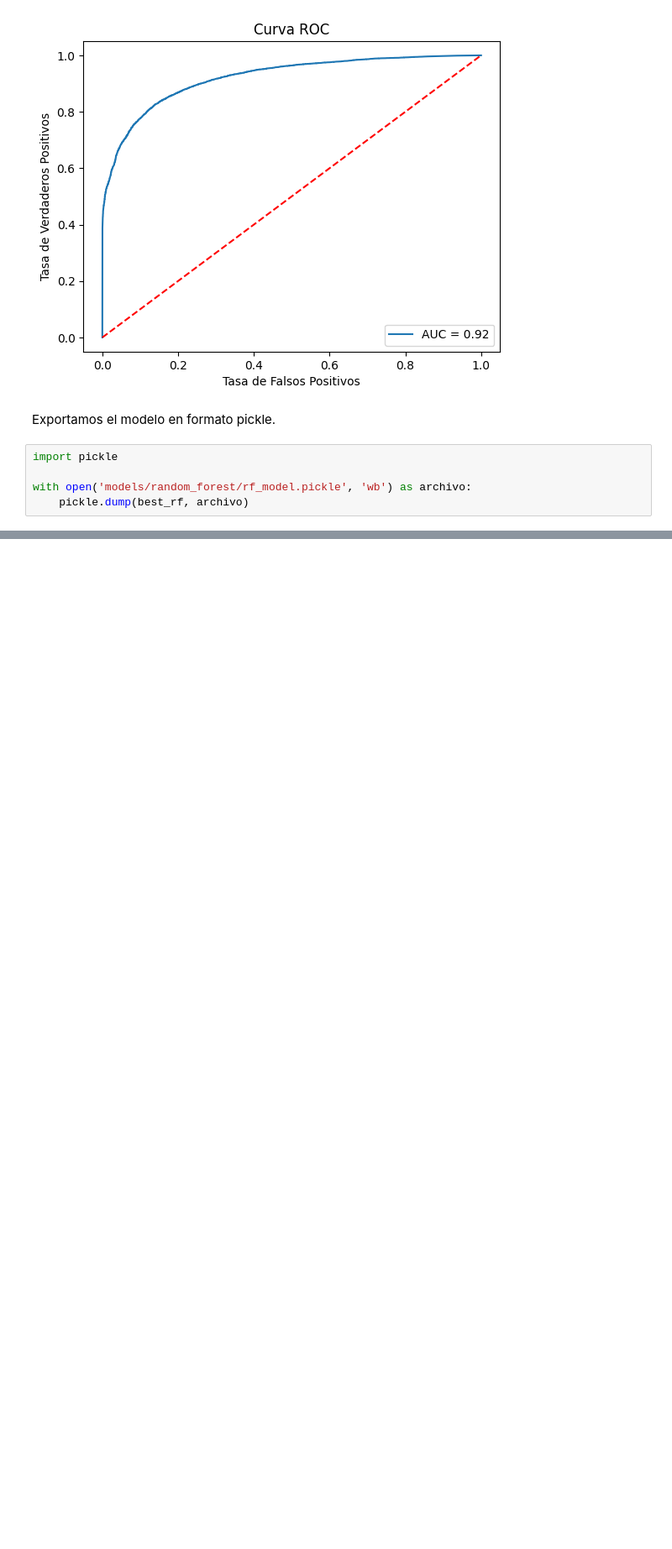
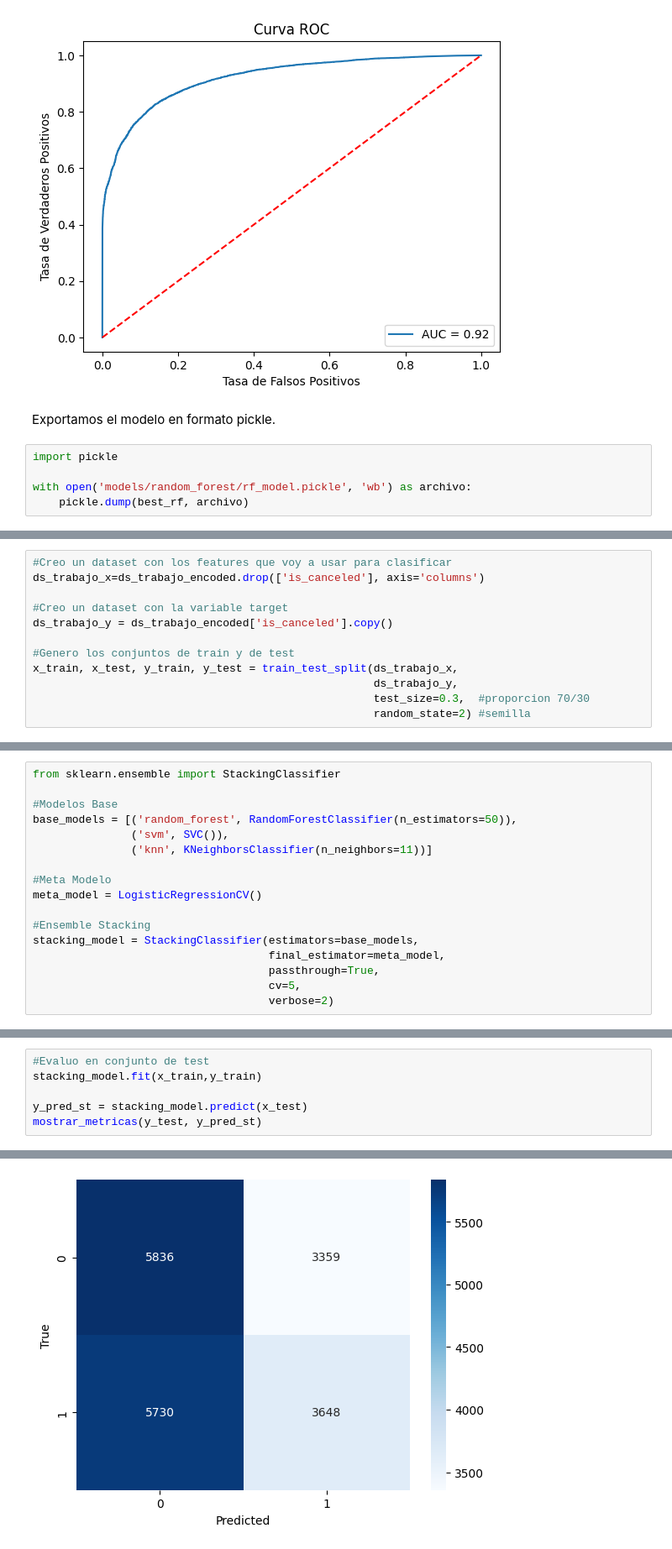
Before and after one commit to mrinkspot/Data-Science-and-Machine-Learning-Projects, a Jupyter notebook: 7506R_TP1_GRUPO20_CHP3_ENTREGA_N1.ipynb, the cells around one changed output, grey strips where cells are left out. Shown at 84% size. Saved outputs shown, nothing was run; the diff lists cells and outputs as text; blank space fills up the shorter version.

Commit message:
Update de chp3 y modelos svm y xgb

```diff
--- a/7506R_TP1_GRUPO20_CHP3_ENTREGA_N1.ipynb
+++ b/7506R_TP1_GRUPO20_CHP3_ENTREGA_N1.ipynb
@@ -1407,0 +1496,12 @@ with open('models/random_forest/rf_model.pickle', 'wb') as archivo:
+# %%
+#Creo un dataset con los features que voy a usar para clasificar
+ds_trabajo_x=ds_trabajo_encoded.drop(['is_canceled'], axis='columns')
+
+#Creo un dataset con la variable target
+ds_trabajo_y = ds_trabajo_encoded['is_canceled'].copy()
+
+#Genero los conjuntos de train y de test
+x_train, x_test, y_train, y_test = train_test_split(ds_trabajo_x,
+                                                    ds_trabajo_y,
+                                                    test_size=0.3,  #proporcion 70/30
+                                                    random_state=2) #semilla
@@ -1407,0 +1542,17 @@ with open('models/random_forest/rf_model.pickle', 'wb') as archivo:
+# %%
+from sklearn.ensemble import StackingClassifier
+
+#Modelos Base
+base_models = [('random_forest', RandomForestClassifier(n_estimators=50)),
+               ('svm', SVC()),
+               ('knn', KNeighborsClassifier(n_neighbors=11))]
+
+#Meta Modelo
+meta_model = LogisticRegressionCV()
+
+#Ensemble Stacking
+stacking_model = StackingClassifier(estimators=base_models,
+                                    final_estimator=meta_model,
+                                    passthrough=True,
+                                    cv=5,
+                                    verbose=2)
@@ -1407,0 +1568,7 @@ with open('models/random_forest/rf_model.pickle', 'wb') as archivo:
+# %%
+#Evaluo en conjunto de test
+stacking_model.fit(x_train,y_train)
+
+y_pred_st = stacking_model.predict(x_test)
+mostrar_metricas(y_test, y_pred_st)
+# %% [output]
@@ -1407,0 +1597 @@ with open('models/random_forest/rf_model.pickle', 'wb') as archivo:
+[figure, added]
```
Also changed, not shown: parts of 43 cells of this notebook, 3 other files.
